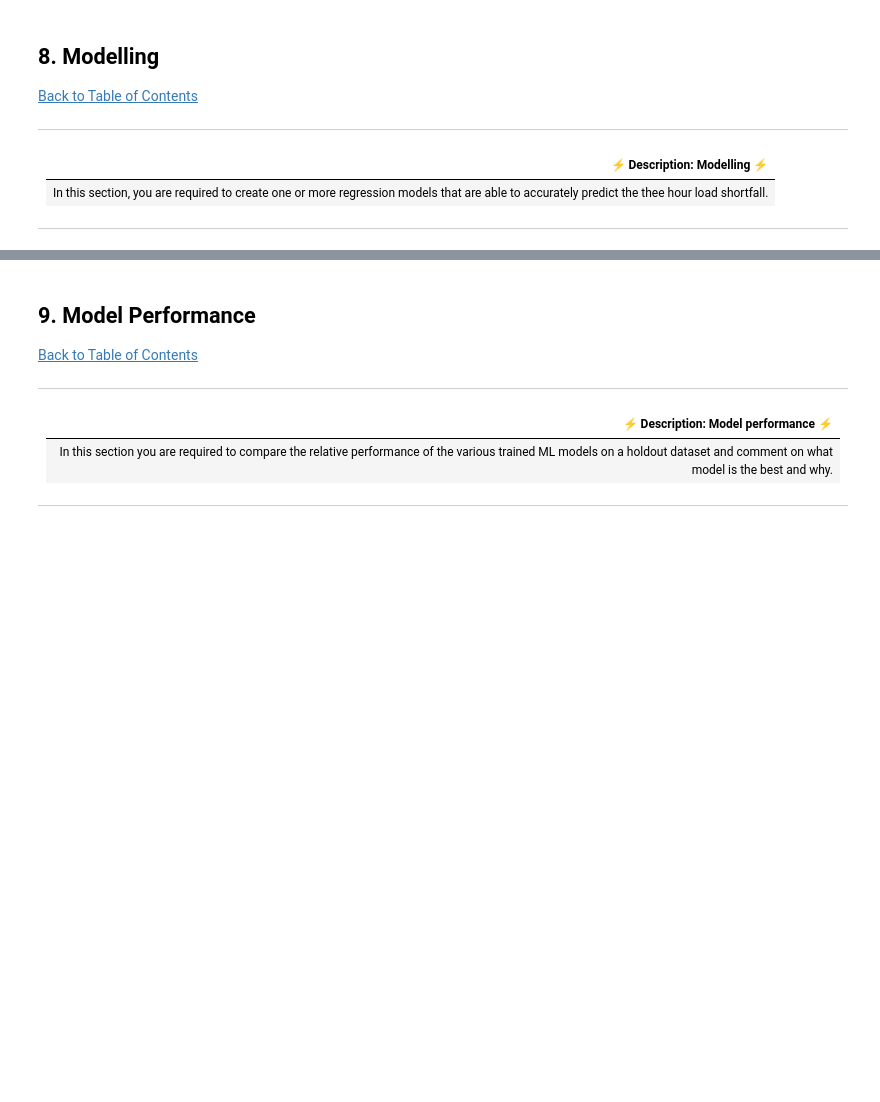
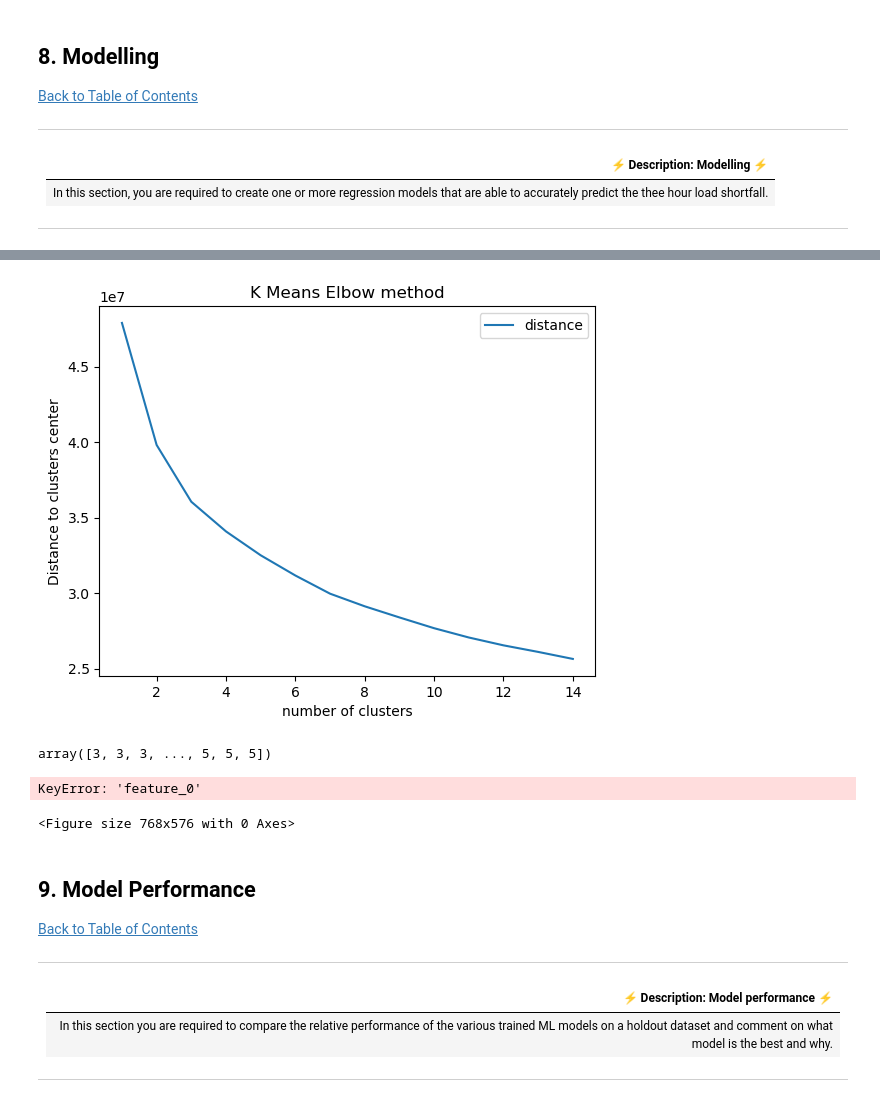
Before and after one commit to HlawuR/SmartRecommender, a Jupyter notebook: Unsupervised_skeleton_notebook.ipynb, the cells around one changed output, grey strips where cells are left out. Saved outputs shown, nothing was run; the diff lists cells and outputs as text; code cells hidden in the pictures; blank space fills up the shorter version.

Commit message:
have trained  KMeans model

```diff
--- a/Unsupervised_skeleton_notebook.ipynb
+++ b/Unsupervised_skeleton_notebook.ipynb
@@ -952,0 +999,10 @@ pca_df.head()
+# %%
+# Declaring models
+# kmeans
+dist_df=[]
+for num_cluster in range (1,15):
+    km = KMeans(n_clusters=num_cluster)
+    km.fit(principal_comp)
+    dist_df.append([num_cluster,km.inertia_])
+
+dist_df=pd.DataFrame(dist_df,columns=['number_of_clusters','distance'])
@@ -952,0 +1027,8 @@ pca_df.head()
+# %%
+dist_df.set_index('number_of_clusters').plot()
+plt.xlabel('number of clusters')
+plt.ylabel('Distance to clusters center')
+plt.title('K Means Elbow method')
+plt.show()
+# %% [output]
+[figure, added]
@@ -953,3 +1040,25 @@ pca_df.head()
+# %%
+km.labels_
+# %% [output]
+array([3, 3, 3, ..., 5, 5, 5])
+# %%
+plt.figure(dpi=120)
+for k in range(K):
+    x1 = df_merge_all_scaled[df_merge_all_scaled['cluster_label'] == k]['feature_0']
+    x2 = df_merge_all_scaled[df_merge_all_scaled['cluster_label'] == k]['feature_1']
+    plt.scatter(x1, x2, label="k = "+str(k+1))
+
+# show cluster centroid locations
+#plt.scatter(centers[:,0],centers[:,1],label="centroid")
+
+
+plt.legend()
+plt.title("K = 4")
+plt.xlabel('Feature 1')
+plt.ylabel('Feature 2')
+# %% [output]
+KeyError: 'feature_0'
+<Figure size 768x576 with 0 Axes>
 # %%
 # create targets and features dataset
 # %%
```
Also changed, not shown: parts of 27 cells of this notebook.
